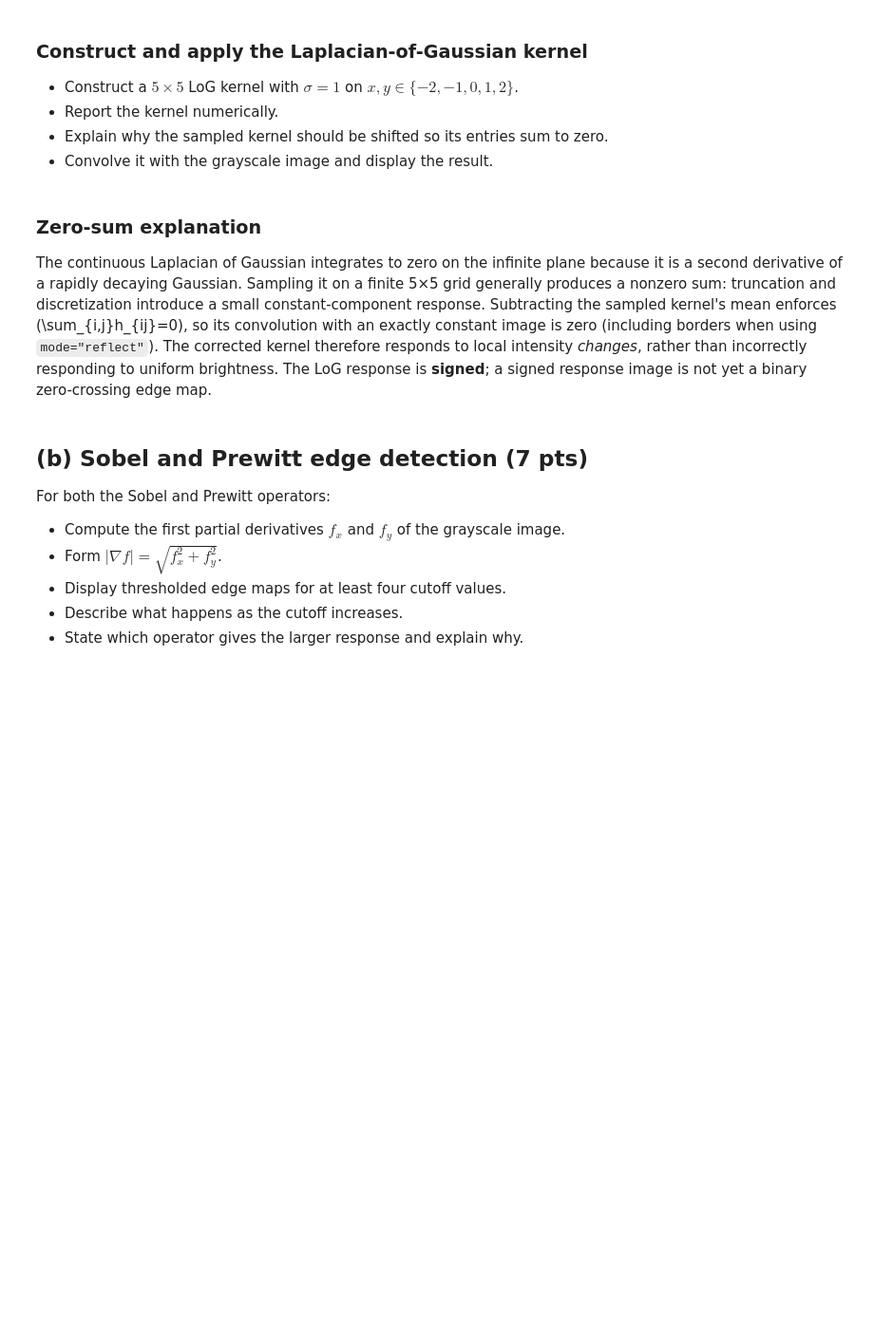
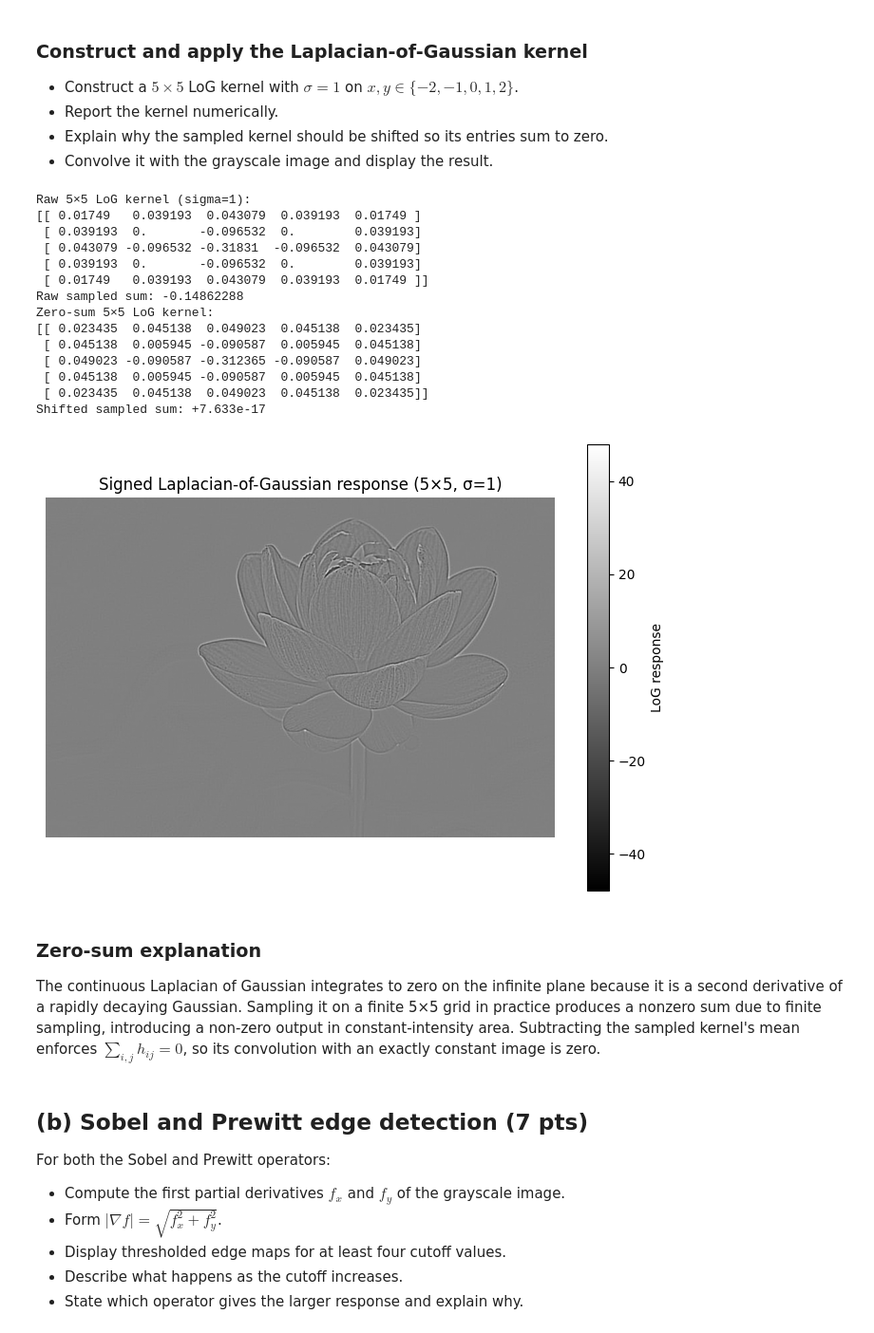
Before and after one commit to kyle-nguyennn/ml-stats-lab, a Jupyter notebook: fda/lab2/Q4_edge_detection_segmentation.ipynb, the cells around one changed output. Shown at 95% size. Drawn from its saved outputs; the diff is of its cells as text; code cells hidden in the pictures; blank space fills up the shorter version.

```diff
--- a/fda/lab2/Q4_edge_detection_segmentation.ipynb
+++ b/fda/lab2/Q4_edge_detection_segmentation.ipynb
@@ -79,37 +80,53 @@ $$
 - Explain why the sampled kernel should be shifted so its entries sum to zero.
 - Convolve it with the grayscale image and display the result.
 # %%
-# Sample the derived Laplacian of Gaussian, not the Gaussian itself.
+# Sample the derived Laplacian of Gaussian on integer grid
 sigma = 1.0
 yy, xx = np.mgrid[-2:3, -2:3]
-radius_sq = xx ** 2 + yy ** 2
-log_kernel_raw = ((radius_sq - 2 * sigma ** 2) / (2 * np.pi * sigma ** 6)
-                  * np.exp(-radius_sq / (2 * sigma ** 2)))
+laplacian_factor = (xx ** 2 + yy ** 2 - 2*sigma**2)/(sigma**4)
+gaussian = np.exp(-(xx ** 2 + yy ** 2) / (2 * sigma ** 2)) / (2 * np.pi * sigma ** 2)
+log_kernel_raw = laplacian_factor * gaussian
 print("Raw 5×5 LoG kernel (sigma=1):")
 print(np.array2string(log_kernel_raw, precision=6, suppress_small=True))
 print(f"Raw sampled sum: {log_kernel_raw.sum():+.8f}")
 
-# Correct truncation/discretization error so the discrete derivative kills constants.
+# Shift the kernel so its entries sum to zero
 log_kernel = log_kernel_raw - log_kernel_raw.mean()
 print("Zero-sum 5×5 LoG kernel:")
 print(np.array2string(log_kernel, precision=6, suppress_small=True))
 print(f"Shifted sampled sum: {log_kernel.sum():+.3e}")
 np.testing.assert_allclose(log_kernel.sum(), 0.0, atol=1e-12)
 
-# Use floating point: convolving a uint8 input can truncate/wrap signed responses.
+# Convolve the image with the zero-sum LoG kernel to detect edges
 flower_log = convolve(gray_float, log_kernel, mode="reflect")
 scale = np.max(np.abs(flower_log))
 plt.figure(figsize=(7, 5))
 plt.imshow(flower_log, cmap="gray", vmin=-scale, vmax=scale)
 plt.title("Signed Laplacian-of-Gaussian response (5×5, σ=1)")
 plt.colorbar(label="LoG response")
 plt.axis("off")
 plt.tight_layout()
 plt.show()
+# %% [output]
+Raw 5×5 LoG kernel (sigma=1):
+[[ 0.01749   0.039193  0.043079  0.039193  0.01749 ]
+ [ 0.039193  0.       -0.096532  0.        0.039193]
+ [ 0.043079 -0.096532 -0.31831  -0.096532  0.043079]
+ [ 0.039193  0.       -0.096532  0.        0.039193]
+ [ 0.01749   0.039193  0.043079  0.039193  0.01749 ]]
+Raw sampled sum: -0.14862288
+Zero-sum 5×5 LoG kernel:
+[[ 0.023435  0.045138  0.049023  0.045138  0.023435]
+ [ 0.045138  0.005945 -0.090587  0.005945  0.045138]
+ [ 0.049023 -0.090587 -0.312365 -0.090587  0.049023]
+ [ 0.045138  0.005945 -0.090587  0.005945  0.045138]
+ [ 0.023435  0.045138  0.049023  0.045138  0.023435]]
+Shifted sampled sum: +7.633e-17
+[figure, added]
 # %% [markdown]
 ### Zero-sum explanation
 
-The continuous Laplacian of Gaussian integrates to zero on the infinite plane because it is a second derivative of a rapidly decaying Gaussian. Sampling it on a finite 5×5 grid generally produces a nonzero sum: truncation and discretization introduce a small constant-component response. Subtracting the sampled kernel's mean enforces \(\sum_{i,j}h_{ij}=0\), so its convolution with an exactly constant image is zero (including borders when using `mode="reflect"`). The corrected kernel therefore responds to local intensity *changes*, rather than incorrectly responding to uniform brightness. The LoG response is **signed**; a signed response image is not yet a binary zero-crossing edge map.
+The continuous Laplacian of Gaussian integrates to zero on the infinite plane because it is a second derivative of a rapidly decaying Gaussian. Sampling it on a finite 5×5 grid in practice produces a nonzero sum due to finite sampling, introducing a non-zero output in constant-intensity area. Subtracting the sampled kernel's mean enforces $\sum_{i,j}h_{ij}=0$, so its convolution with an exactly constant image is zero.
 # %% [markdown]
 ## (b) Sobel and Prewitt edge detection (7 pts)
 
```
Also changed, not shown: parts of 14 cells of this notebook.
